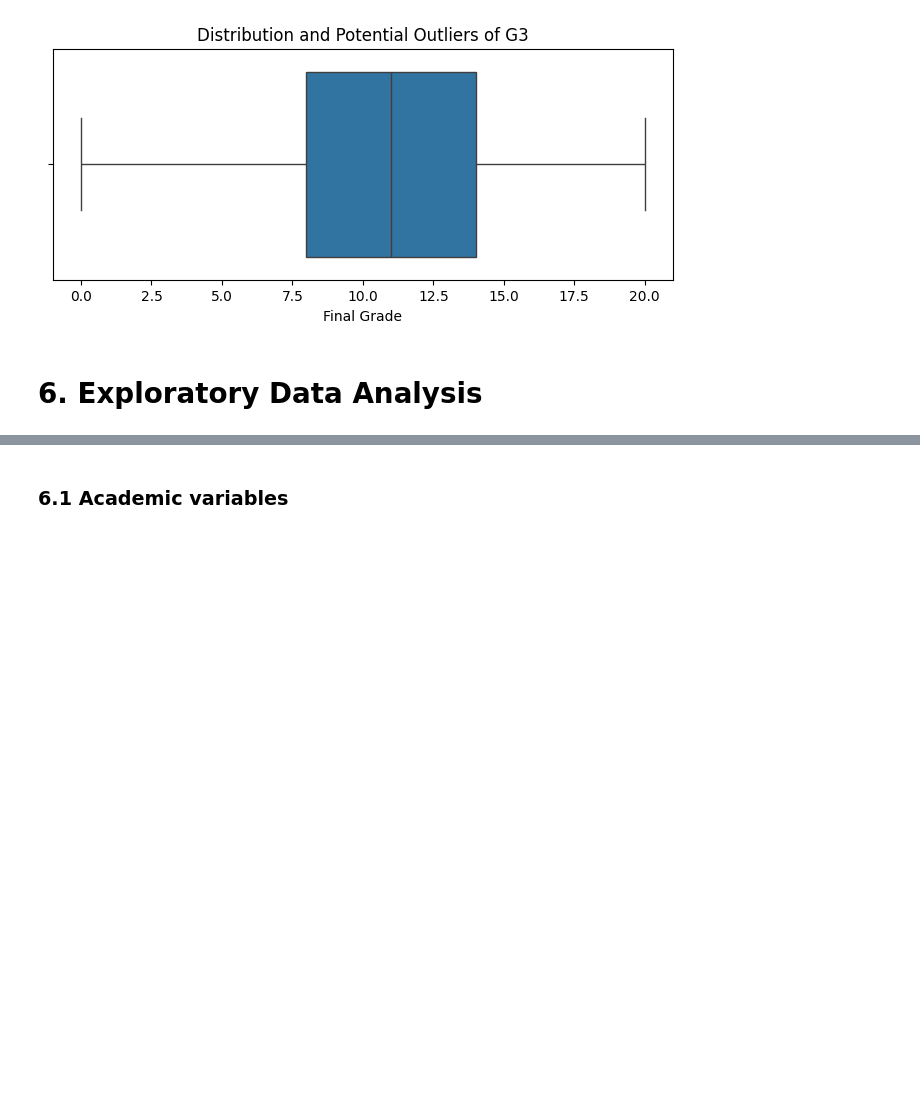
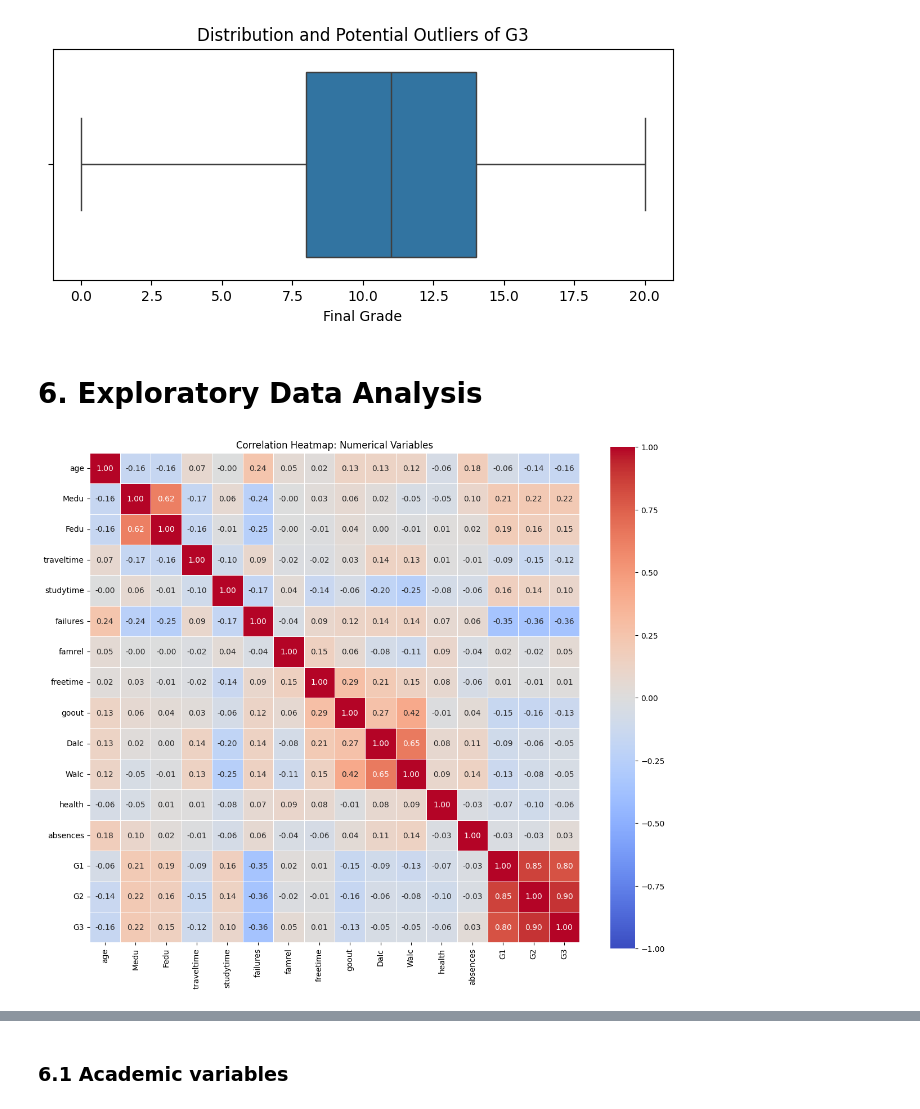
Before and after one commit to SupunThk/EduPredict, a Jupyter notebook: notebooks/01_data_understanding_eda.ipynb, the cells around one changed output, grey strips where cells are left out. Drawn from its saved outputs; the diff is of its cells as text; code cells hidden in the pictures; blank space fills up the shorter version.

```diff
--- a/notebooks/01_data_understanding_eda.ipynb
+++ b/notebooks/01_data_understanding_eda.ipynb
@@ -302,3 +302,22 @@ plt.show()
 [figure]
 # %% [markdown]
 # **6. Exploratory Data Analysis**
+# %%
+numeric_df = df.select_dtypes(include=["int64", "float64"])
+corr_matrix = numeric_df.corr()
+
+plt.figure(figsize=(12, 10))
+sns.heatmap(
+    corr_matrix,
+    annot=True,
+    cmap="coolwarm",
+    vmin=-1, vmax=1,
+    fmt=".2f",
+    square=True,
+    linewidths=0.5
+)
+plt.title("Correlation Heatmap: Numerical Variables")
+plt.tight_layout()
+plt.show()
+# %% [output]
+[figure, added]
```
Also changed, not shown: parts of 1 cell of this notebook.
